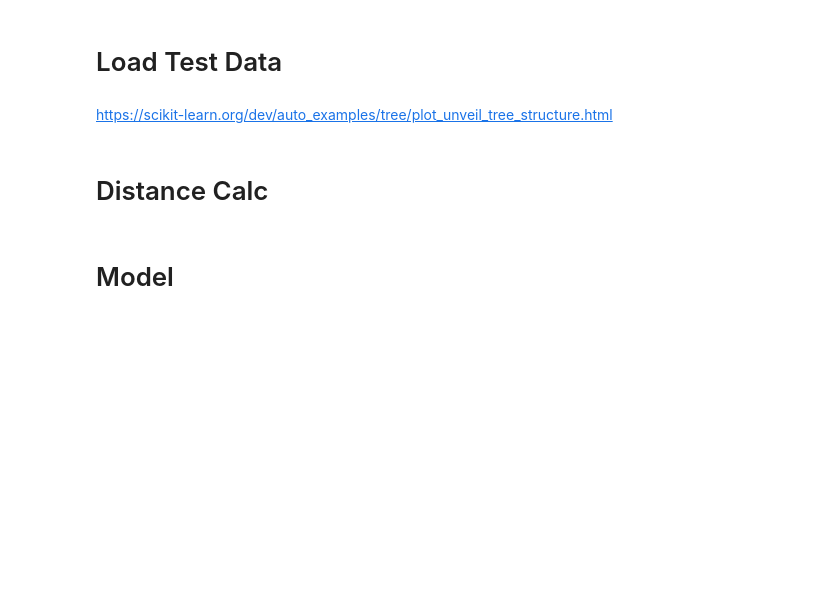
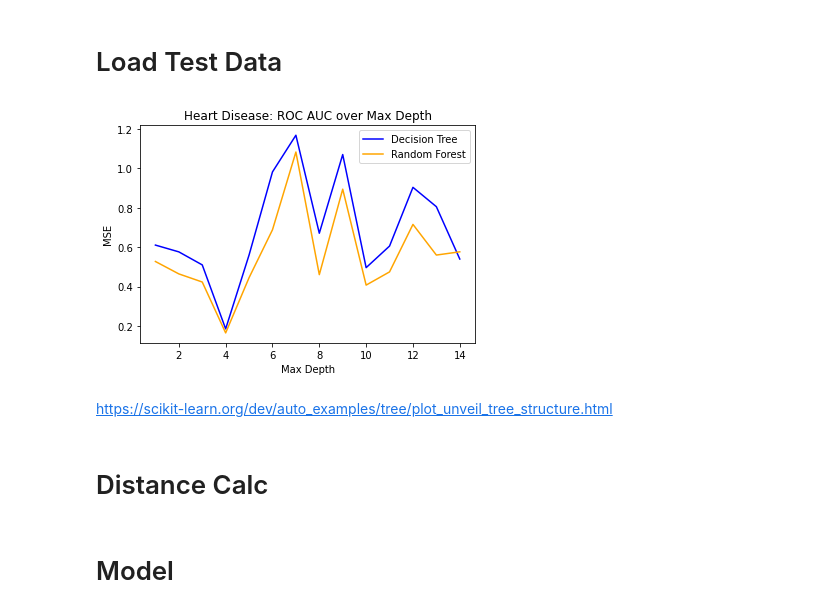
Before and after one commit to udellgroup/interpretable_clustering, a Jupyter notebook: Supervised Tree Comparison Tests.ipynb, the cells around one changed output. Drawn from its saved outputs; the diff is of its cells as text; code cells hidden in the pictures; blank space fills up the shorter version.

```diff
--- a/Supervised Tree Comparison Tests.ipynb
+++ b/Supervised Tree Comparison Tests.ipynb
@@ -119,3 +131,21 @@ def pre_processing_heart():
     X =pd.DataFrame(X, columns = cols)
     xTrain, xTest, yTrain, yTest = train_test_split(X,y, test_size = 0.3,random_state = 10)
     return xTrain, xTest, yTrain, yTest, full_data_train,full_data_test
+# %%
+def pre_proc_synthetic_non_linear():
+    n = 300
+    X = np.random.randn(n, 10)
+    y = -2 * np.sin(2*X[:,0]*X[:,2] ) + np.maximum(X[:,1], 0)  + np.exp(-X[:,3]) + np.random.randn(n)
+    cols = ['c0','c1','c2','c3','c4','c5','c6','c7','c8','c9']
+    X = preprocessing.scale(X)
+    y = preprocessing.scale(y)
+    X = pd.DataFrame(X,columns = cols)
+    xTrain, xTest, yTrain, yTest = train_test_split(X,y, test_size = 0.3,random_state = 10)
+    c = ['y'] + cols
+    full_data = pd.DataFrame(columns=c)
+    full_data['y'] = y
+    for col in cols:
+        full_data[col] = X[col]
+
+    full_data_train,full_data_test = train_test_split(full_data,test_size = 0.3,random_state = 10)
+    return xTrain, xTest, yTrain, yTest, full_data_train, full_data_test
@@ -122,3 +157,28 @@ def pre_processing_heart():
+# %%
+auc_dt = []
+auc_rf = []
+for i in range(1, 15):
+    xTrain, xTest, yTrain, yTest, full_data_train, full_data_test = pre_proc_synthetic_non_linear()
+    clf = DecisionTreeRegressor(max_depth=i, min_samples_split= 30, random_state=0)
+    clf.fit(xTrain, yTrain)
+    y_pred = clf.predict(xTest)
+    auc_dt.append(mean_squared_error(yTest, y_pred))
+
+    clf2 = RandomForestRegressor(max_depth=i, min_samples_split= 30, random_state=0)
+    clf2.fit(xTrain, yTrain)
+    y_pred2 = clf2.predict(xTest)
+    auc_rf.append(mean_squared_error(yTest, y_pred2))
+# %%
+x_lst = [1, 2, 3, 4, 5, 6, 7, 8, 9, 10, 11, 12, 13, 14]
+plt.plot(x_lst, auc_dt, color='blue', label="Decision Tree")
+plt.plot(x_lst, auc_rf, color='orange', label="Random Forest")
+plt.xlabel("Max Depth")
+plt.ylabel("MSE")
+plt.title("Heart Disease: ROC AUC over Max Depth")
+plt.legend()
+plt.show()
+# %% [output]
+[figure, added]
 # %% [markdown]
 https://scikit-learn.org/dev/auto_examples/tree/plot_unveil_tree_structure.html
 # %% [markdown]
```
Also changed, not shown: parts of 10 cells of this notebook, 3 other files.
